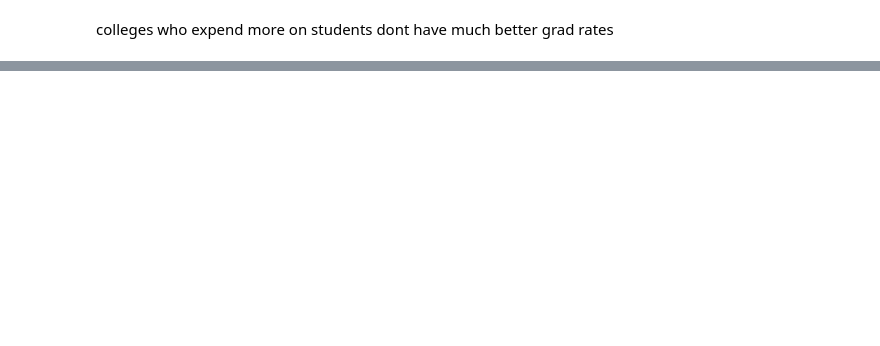
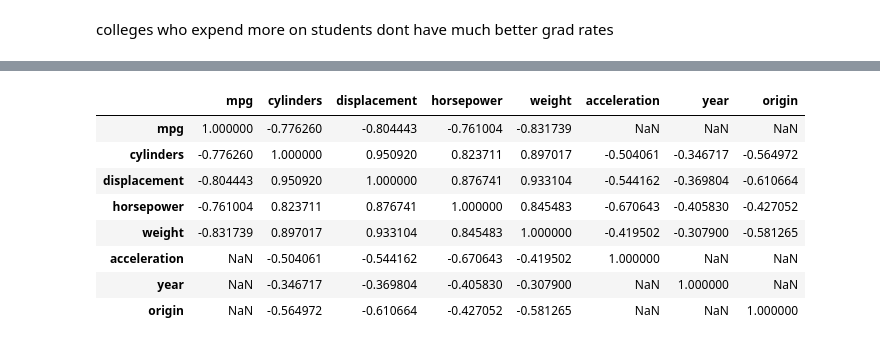
Before and after one commit to PrateekMinhas09/Data-Statistics-and-modeling-w-Python, a Jupyter notebook: Statistical_Learning: Ch2/AppliedExercise.ipynb, the cells around one changed output, grey strips where cells are left out. Cells and saved outputs as stored; diff of their text form; code cells hidden in the pictures; blank space fills up the shorter version.

```diff
--- a/Statistical_Learning: Ch2/AppliedExercise.ipynb
+++ b/Statistical_Learning: Ch2/AppliedExercise.ipynb
@@ -316,0 +450,16 @@ strong_corr
+# %%
+corr_matrix = Auto.select_dtypes(include='number').corr()
+
+corr_matrix[(corr_matrix > 0.7)| (corr_matrix < 0)]
+
+#mpg has a very strong negative correlation with weigh, lets see its scatterplot
+# %% [output]
+|  | mpg | cylinders | displacement | horsepower | weight | acceleration | year | origin |
+| mpg | 1.000000 | -0.776260 | -0.804443 | -0.761004 | -0.831739 | NaN | NaN | NaN |
+| cylinders | -0.776260 | 1.000000 | 0.950920 | 0.823711 | 0.897017 | -0.504061 | -0.346717 | -0.564972 |
+| displacement | -0.804443 | 0.950920 | 1.000000 | 0.876741 | 0.933104 | -0.544162 | -0.369804 | -0.610664 |
+| horsepower | -0.761004 | 0.823711 | 0.876741 | 1.000000 | 0.845483 | -0.670643 | -0.405830 | -0.427052 |
+| weight | -0.831739 | 0.897017 | 0.933104 | 0.845483 | 1.000000 | -0.419502 | -0.307900 | -0.581265 |
+| acceleration | NaN | -0.504061 | -0.544162 | -0.670643 | -0.419502 | 1.000000 | NaN | NaN |
+| year | NaN | -0.346717 | -0.369804 | -0.405830 | -0.307900 | NaN | 1.000000 | NaN |
+| origin | NaN | -0.564972 | -0.610664 | -0.427052 | -0.581265 | NaN | NaN | 1.000000 |
```
Also changed, not shown: parts of 18 cells of this notebook.
